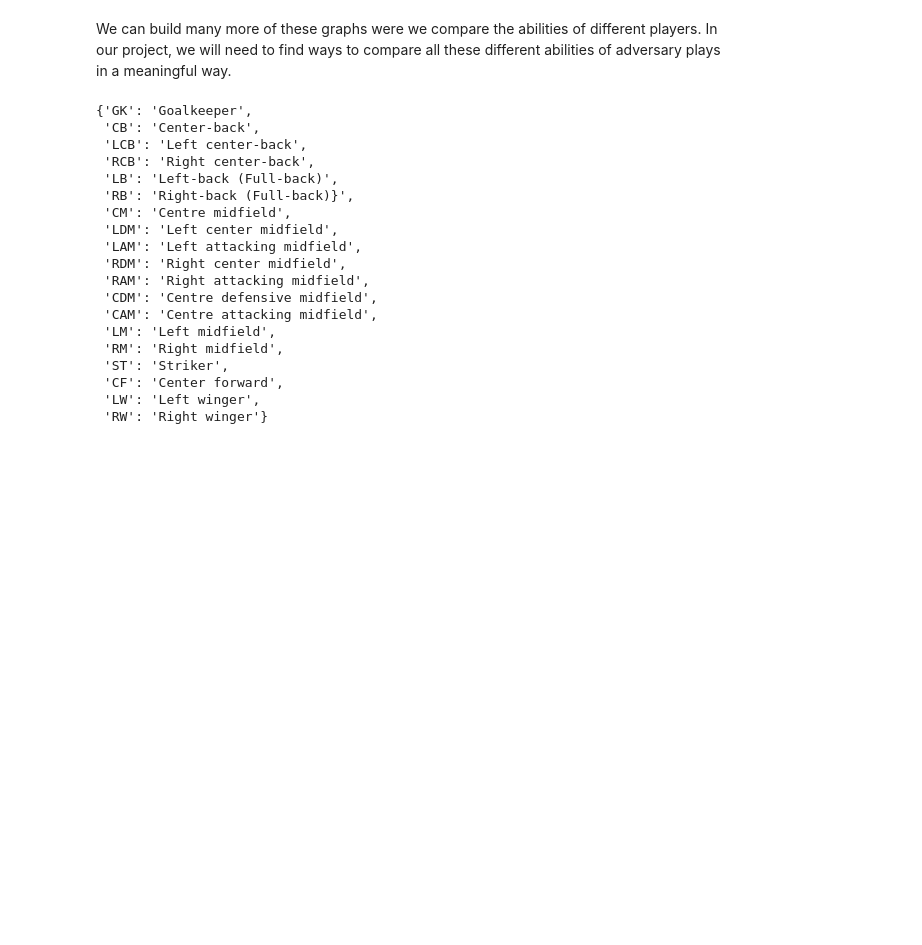
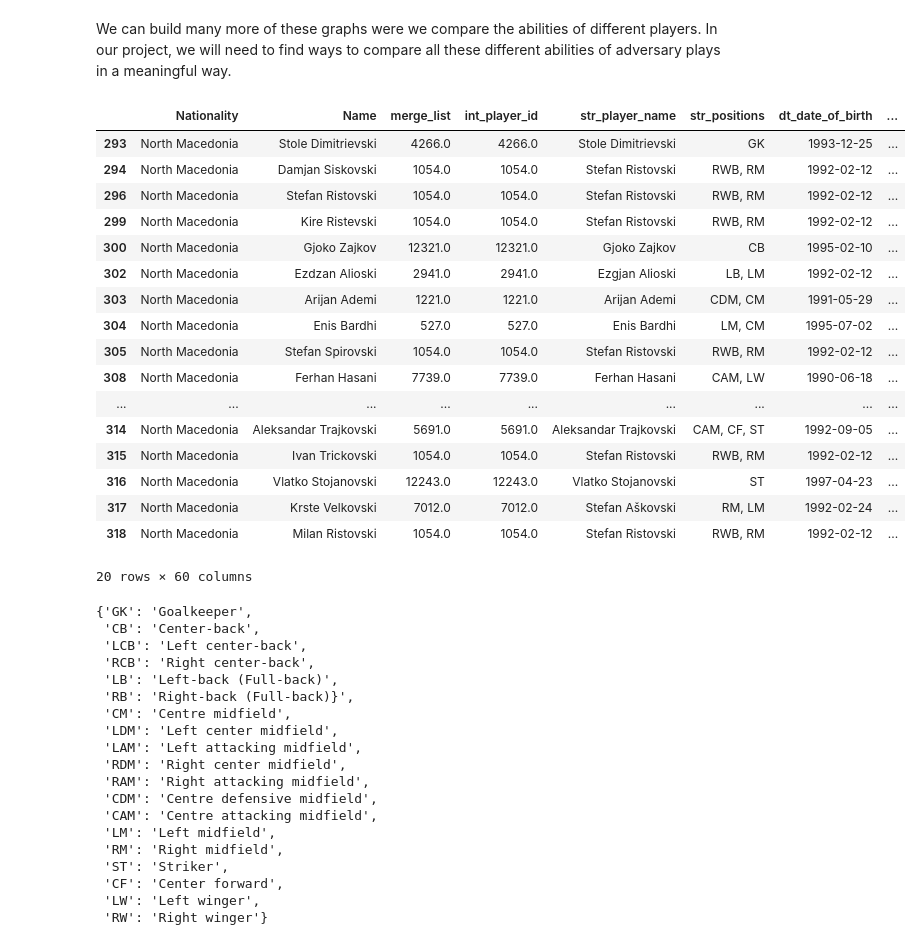
Before and after one commit to com-480-data-visualization/data-visualization-project-2021-yoo, a Jupyter notebook: Data_preprocessing.ipynb, the cells around one changed output. Saved outputs shown, nothing was run; the diff lists cells and outputs as text; code cells hidden in the pictures; blank space fills up the shorter version.

```diff
--- a/Data_preprocessing.ipynb
+++ b/Data_preprocessing.ipynb
@@ -256,3 +245,24 @@ sns.scatterplot(data=EC_teams[EC_teams['Nationality'].isin(teams_subset)], x='in
 We can see that the Germans are taller than that a lot of them have a high heading accuracy. We could identify with such an analysis a weakness of the portugese team. Nevertheless, the graph is still quite noisy and it would be good to identify the defenders and attacking players in order to compare who plays against who. This would refine our analysis. Moreover it would be nice to see what player we are talking about when hovering over it. This is a feature that we should implement in our graphs.
 # %% [markdown]
 We can build many more of these graphs were we compare the abilities of different players. In our project, we will need to find ways to compare all these different abilities of adversary plays in a meaningful way.
+# %%
+EC_teams[EC_teams['str_nationality'] == 'North Macedonia']
+# %% [output]
+|  | Nationality | Name | merge_list | int_player_id | str_player_name | str_positions | dt_date_of_birth | ... |
+| 293 | North Macedonia | Stole Dimitrievski | 4266.0 | 4266.0 | Stole Dimitrievski | GK | 1993-12-25 | ... |
+| 294 | North Macedonia | Damjan Siskovski | 1054.0 | 1054.0 | Stefan Ristovski | RWB, RM | 1992-02-12 | ... |
+| 296 | North Macedonia | Stefan Ristovski | 1054.0 | 1054.0 | Stefan Ristovski | RWB, RM | 1992-02-12 | ... |
+| 299 | North Macedonia | Kire Ristevski | 1054.0 | 1054.0 | Stefan Ristovski | RWB, RM | 1992-02-12 | ... |
+| 300 | North Macedonia | Gjoko Zajkov | 12321.0 | 12321.0 | Gjoko Zajkov | CB | 1995-02-10 | ... |
+| 302 | North Macedonia | Ezdzan Alioski | 2941.0 | 2941.0 | Ezgjan Alioski | LB, LM | 1992-02-12 | ... |
+| 303 | North Macedonia | Arijan Ademi | 1221.0 | 1221.0 | Arijan Ademi | CDM, CM | 1991-05-29 | ... |
+| 304 | North Macedonia | Enis Bardhi | 527.0 | 527.0 | Enis Bardhi | LM, CM | 1995-07-02 | ... |
+| 305 | North Macedonia | Stefan Spirovski | 1054.0 | 1054.0 | Stefan Ristovski | RWB, RM | 1992-02-12 | ... |
+| 308 | North Macedonia | Ferhan Hasani | 7739.0 | 7739.0 | Ferhan Hasani | CAM, LW | 1990-06-18 | ... |
+| ... | ... | ... | ... | ... | ... | ... | ... | ... |
+| 314 | North Macedonia | Aleksandar Trajkovski | 5691.0 | 5691.0 | Aleksandar Trajkovski | CAM, CF, ST | 1992-09-05 | ... |
+| 315 | North Macedonia | Ivan Trickovski | 1054.0 | 1054.0 | Stefan Ristovski | RWB, RM | 1992-02-12 | ... |
+| 316 | North Macedonia | Vlatko Stojanovski | 12243.0 | 12243.0 | Vlatko Stojanovski | ST | 1997-04-23 | ... |
+| 317 | North Macedonia | Krste Velkovski | 7012.0 | 7012.0 | Stefan Aškovski | RM, LM | 1992-02-24 | ... |
+| 318 | North Macedonia | Milan Ristovski | 1054.0 | 1054.0 | Stefan Ristovski | RWB, RM | 1992-02-12 | ... |
+20 rows × 60 columns
```
Also changed, not shown: parts of 12 cells of this notebook, 2 other files.
